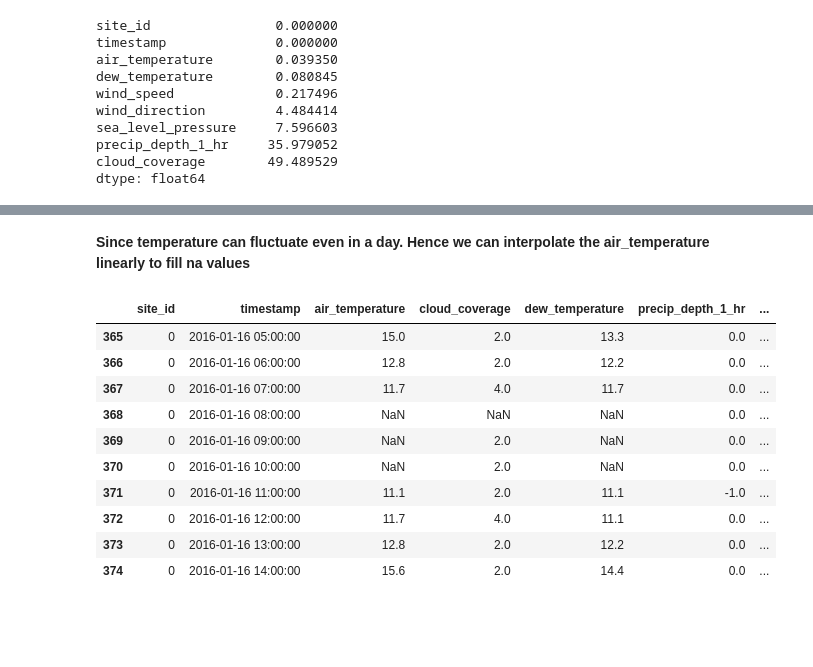
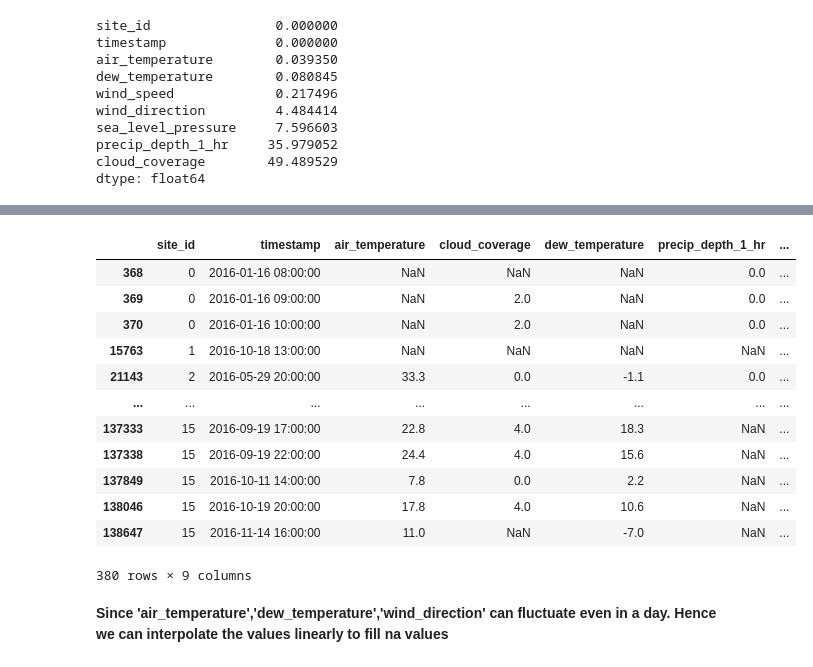
Before and after one commit to vaishalipp/ashrae-energy-predictor-3, a Jupyter notebook: notebooks/DataWrangling_Capstone2.ipynb, the cells around one changed output, grey strips where cells are left out. Cells and saved outputs as stored; diff of their text form; code cells hidden in the pictures; blank space fills up the shorter version.

```diff
--- a/notebooks/DataWrangling_Capstone2.ipynb
+++ b/notebooks/DataWrangling_Capstone2.ipynb
@@ -335,19 +330,21 @@ Text(0, 0.5, 'dew_temperature')
+# %%
+weather_train_df[weather_train_df[['air_temperature','dew_temperature','wind_speed']].isna().any(axis=1)]
+# %% [output]
+|  | site_id | timestamp | air_temperature | cloud_coverage | dew_temperature | precip_depth_1_hr | ... |
+| 368 | 0 | 2016-01-16 08:00:00 | NaN | NaN | NaN | 0.0 | ... |
+| 369 | 0 | 2016-01-16 09:00:00 | NaN | 2.0 | NaN | 0.0 | ... |
+| 370 | 0 | 2016-01-16 10:00:00 | NaN | 2.0 | NaN | 0.0 | ... |
+| 15763 | 1 | 2016-10-18 13:00:00 | NaN | NaN | NaN | NaN | ... |
+| 21143 | 2 | 2016-05-29 20:00:00 | 33.3 | 0.0 | -1.1 | 0.0 | ... |
+| ... | ... | ... | ... | ... | ... | ... | ... |
+| 137333 | 15 | 2016-09-19 17:00:00 | 22.8 | 4.0 | 18.3 | NaN | ... |
+| 137338 | 15 | 2016-09-19 22:00:00 | 24.4 | 4.0 | 15.6 | NaN | ... |
+| 137849 | 15 | 2016-10-11 14:00:00 | 7.8 | 0.0 | 2.2 | NaN | ... |
+| 138046 | 15 | 2016-10-19 20:00:00 | 17.8 | 4.0 | 10.6 | NaN | ... |
+| 138647 | 15 | 2016-11-14 16:00:00 | 11.0 | NaN | -7.0 | NaN | ... |
+380 rows × 9 columns
 # %% [markdown]
-**Since temperature can fluctuate even in a day.
-Hence we can interpolate the air_temperature linearly to fill na values**
+**Since 'air_temperature','dew_temperature','wind_direction' can fluctuate even in a day.
+Hence we can interpolate the values linearly to fill na values**
-# %%
-weather_train_df.iloc[365:375]
-# %% [output]
-|  | site_id | timestamp | air_temperature | cloud_coverage | dew_temperature | precip_depth_1_hr | ... |
-| 365 | 0 | 2016-01-16 05:00:00 | 15.0 | 2.0 | 13.3 | 0.0 | ... |
-| 366 | 0 | 2016-01-16 06:00:00 | 12.8 | 2.0 | 12.2 | 0.0 | ... |
-| 367 | 0 | 2016-01-16 07:00:00 | 11.7 | 4.0 | 11.7 | 0.0 | ... |
-| 368 | 0 | 2016-01-16 08:00:00 | NaN | NaN | NaN | 0.0 | ... |
-| 369 | 0 | 2016-01-16 09:00:00 | NaN | 2.0 | NaN | 0.0 | ... |
-| 370 | 0 | 2016-01-16 10:00:00 | NaN | 2.0 | NaN | 0.0 | ... |
-| 371 | 0 | 2016-01-16 11:00:00 | 11.1 | 2.0 | 11.1 | -1.0 | ... |
-| 372 | 0 | 2016-01-16 12:00:00 | 11.7 | 4.0 | 11.1 | 0.0 | ... |
-| 373 | 0 | 2016-01-16 13:00:00 | 12.8 | 2.0 | 12.2 | 0.0 | ... |
-| 374 | 0 | 2016-01-16 14:00:00 | 15.6 | 2.0 | 14.4 | 0.0 | ... |
 # %%
 #weather_train_df['air_temperature']=weather_train_df.sort_values(['site_id','timestamp'])['air_temperature'].interpolate()
```
Also changed, not shown: parts of 16 cells of this notebook.
